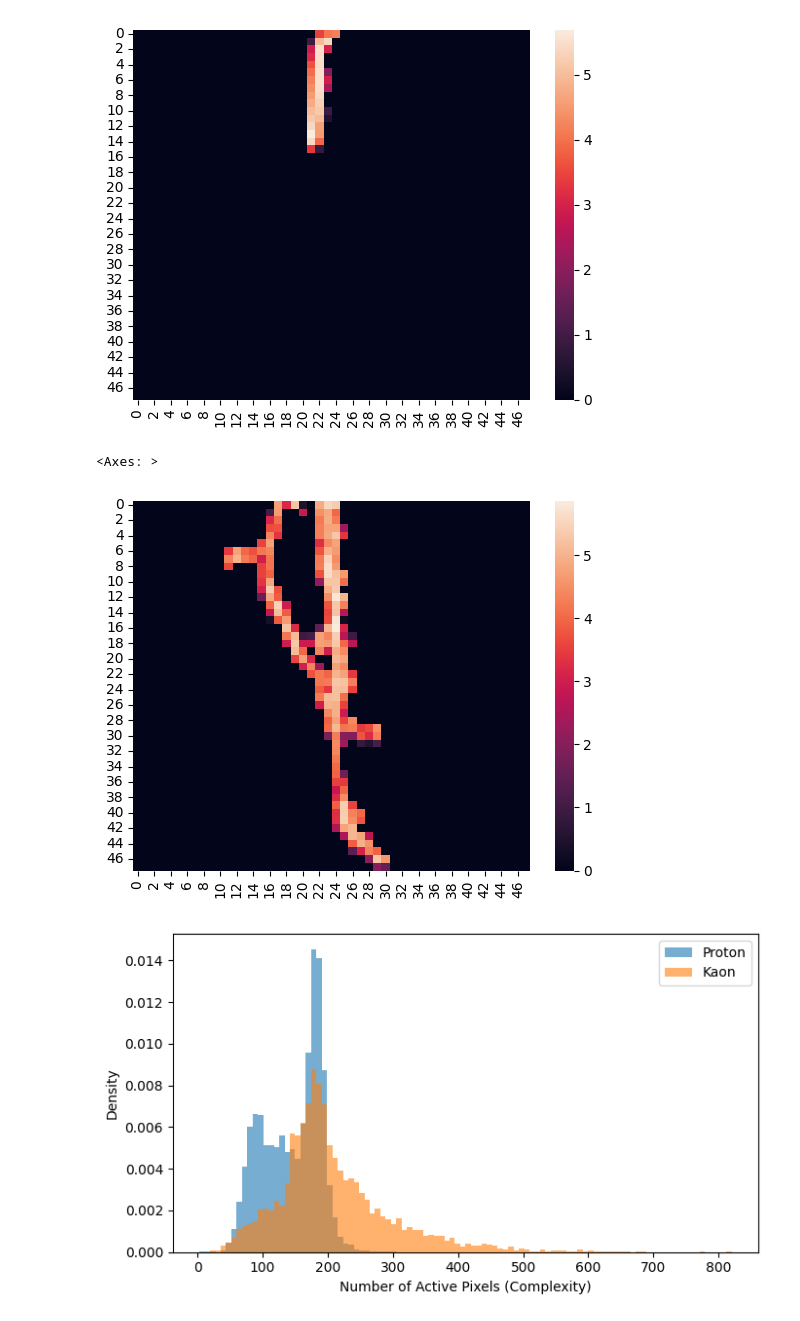
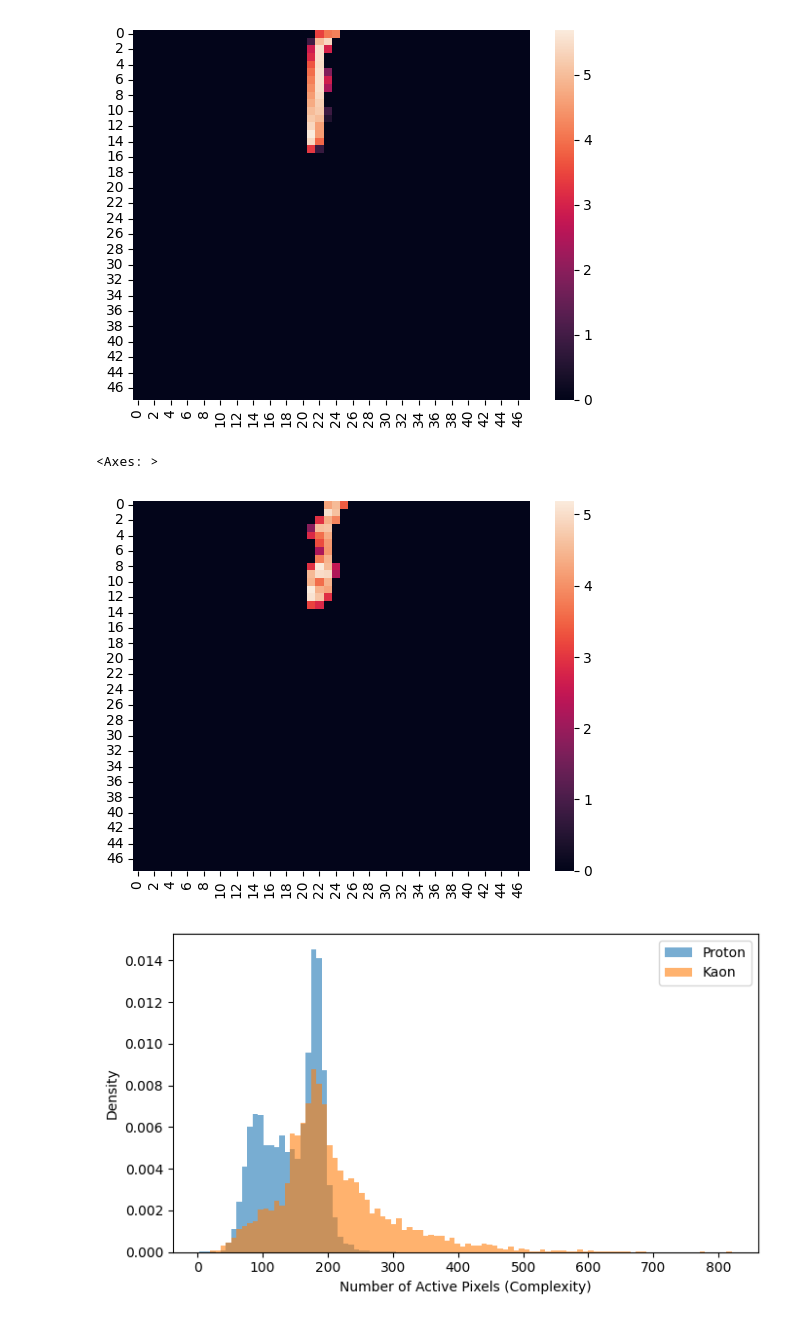
Before and after one commit to mohummudh/proton-kaon, a Jupyter notebook: notebooks/image_check.ipynb, the cells around one changed output. Drawn from its saved outputs; the diff is of its cells as text; code cells hidden in the pictures.

```diff
--- a/notebooks/image_check.ipynb
+++ b/notebooks/image_check.ipynb
@@ -16,10 +20,10 @@ sns.heatmap(p[1099, 0])
 <Axes: >
 [figure]
 # %%
-sns.heatmap(k[0, 0])
+sns.heatmap(k[5, 0])
 # %% [output]
 <Axes: >
-[figure, old version]
+[figure, new version]
 # %%
 def n_pixels(image):
     return np.sum(image.numpy() > 0)
```
Also changed, not shown: parts of 1 cell of this notebook, 9 other files.
